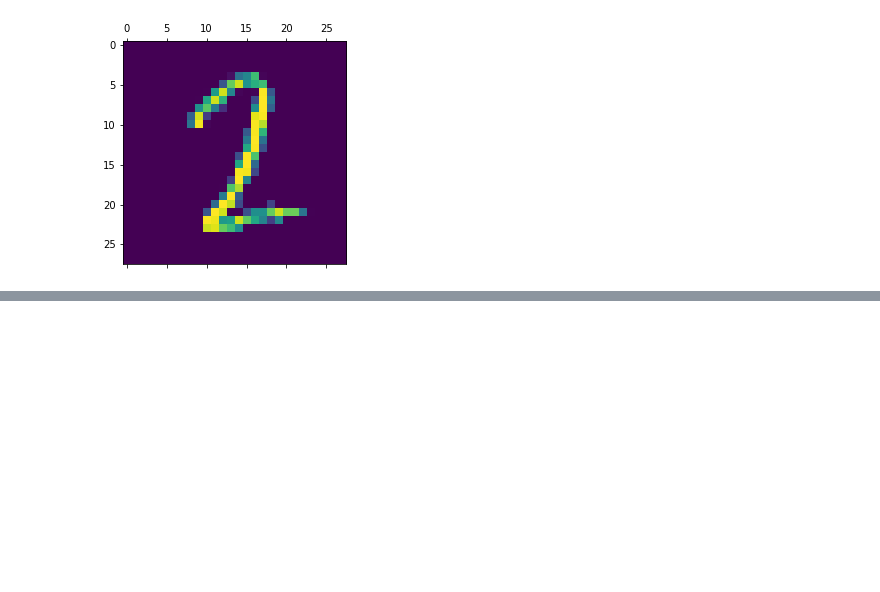
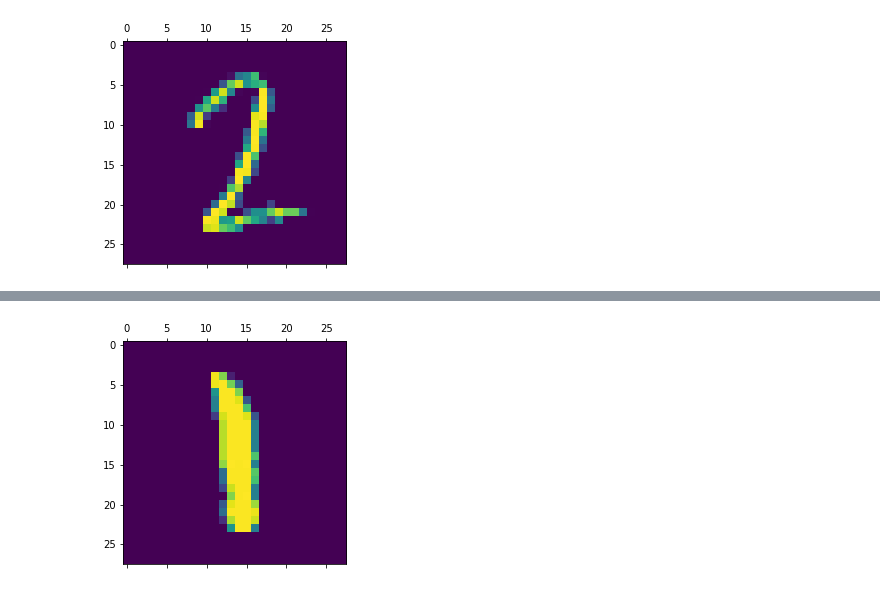
Before and after one commit to jupiterb/ai-garden, a Jupyter notebook: notebooks/NeuralNetworks_TensorFlow_EvasionAttacks.ipynb, the cells around one changed output, grey strips where cells are left out. Drawn from its saved outputs; the diff is of its cells as text; code cells hidden in the pictures; blank space fills up the shorter version.

```diff
--- a/notebooks/NeuralNetworks_TensorFlow_EvasionAttacks.ipynb
+++ b/notebooks/NeuralNetworks_TensorFlow_EvasionAttacks.ipynb
@@ -232,0 +297,24 @@ Prediction: 1:
+# %%
+y_train_proba = classifier_init.model(x_train)
+y_test_proba = classifier_init.model(x_test)
+
+train_ds_dist = tf.data.Dataset.from_tensor_slices((x_train, y_train_proba)).shuffle(10000).batch(32)
+test_ds_dist = tf.data.Dataset.from_tensor_slices((x_test, y_test_proba)).batch(32)
+
+print()
+
+nn_dist = NeuralNetworkTrainer(TfModelV2())
+nn_dist.for_distilled()
+nn_dist.train(train_ds_dist, test_ds_dist, epoches=9)
+nn_dist.test(x_test, y_test)
+
+classifier_dist = nn_dist.get_classifier(10, x_train[0].shape)
+
+prediction = np.argmax(classifier_dist.model.predict(np.array([x_test[index]])), axis=1)[0]
+print('Prediction: {}:'.format(prediction))
+
+plt.matshow(x_test[index])
+plt.show()
+
+# Train Accuraccy and Test Accurracy are the loss value in this case.
+# %% [output]
@@ -232,0 +332 @@ Prediction: 1:
+[figure, added]
```
Also changed, not shown: parts of 10 cells of this notebook.
